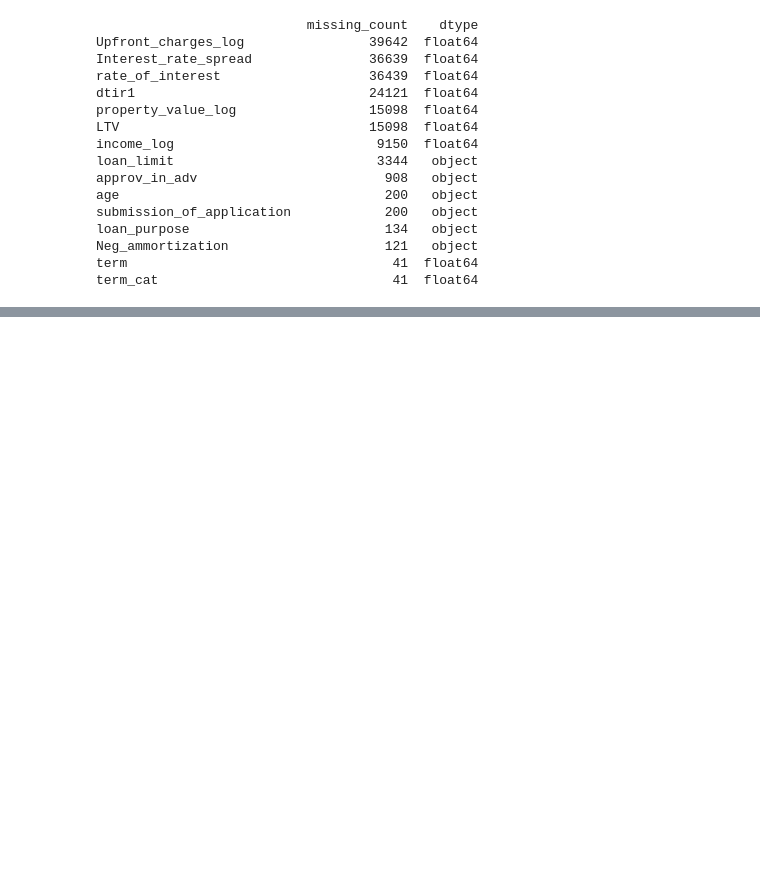
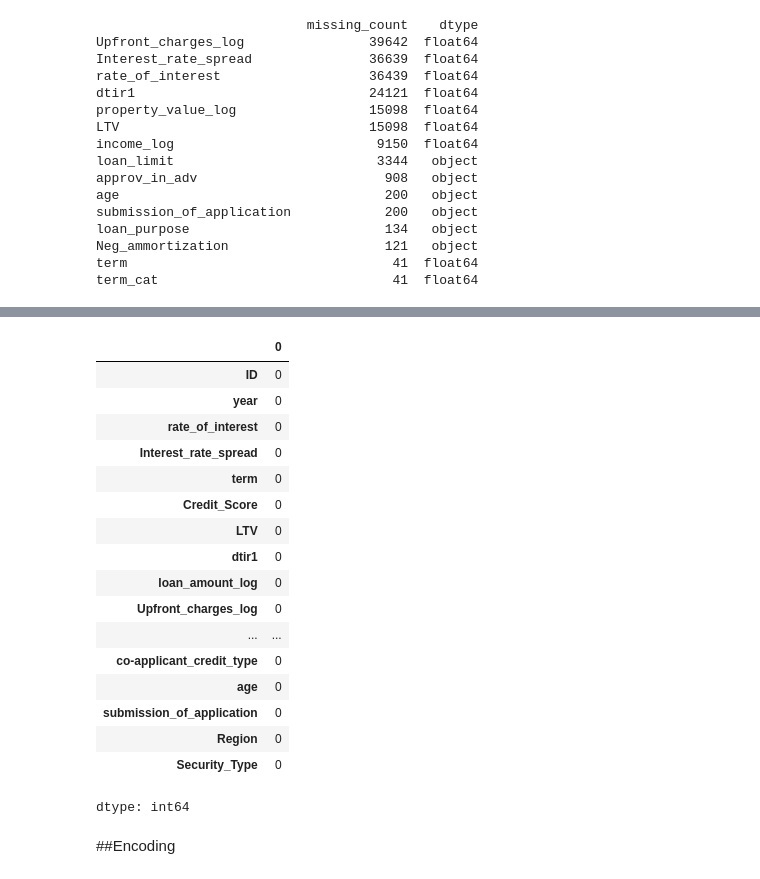
Before and after one commit to angiegh2002/Loan_Default_Detection, a Jupyter notebook: DM&ML.ipynb, the cells around one changed output, grey strips where cells are left out. Drawn from its saved outputs; the diff is of its cells as text; code cells hidden in the pictures; blank space fills up the shorter version.

```diff
--- a/DM&ML.ipynb
+++ b/DM&ML.ipynb
@@ -914,22 +699,0 @@ Series([], dtype: int64)
-# %%
-import pandas as pd
-
-# 1. تحديد الأعمدة الفئوية فقط
-categorical_cols = ["loan_limit","approv_in_adv","age","submission_of_application","loan_purpose","Neg_ammortization"]
-
-# 2. حساب المود (الأكثر تكرارًا) لكل فئة من الهدف ولكل عمود فئوي على بيانات التدريب فقط
-modes_per_class = {}
-
-# دمج الهدف مؤقتًا مع التدريب
-X_train_with_target = X_train.copy()
-X_train_with_target['Status'] = y_train
-
-for col in categorical_cols:
-    # نحذف القيم المفقودة من العمود قبل حساب المود
-    modes = (
-        X_train_with_target
-        .dropna(subset=[col])
-        .groupby('Status')[col]
-        .agg(lambda x: x.mode()[0])  # أخذ أول قيمة في حال كان هناك أكثر من مود
-    )
-    modes_per_class[col] = modes  # نحفظ النتائج في dict
@@ -1076,0 +954,38 @@ dtype: int64
+# %%
+# أسماء الأعمدة العددية بعد إضافة مؤشرات القيم المفقودة
+numeric_output_cols = numeric_cols.copy()
+for col in numeric_cols:
+    if X_train[col].isna().any():
+        numeric_output_cols.append(f"{col}_missing")
+
+# أسماء الأعمدة الفئوية كما هي
+categorical_output_cols = categorical_cols.copy()
+
+# دمج الأعمدة
+all_output_cols = numeric_output_cols + categorical_output_cols
+
+# تحويل numpy array إلى Data/'Frame
+X_train_ready_df = pd.DataFrame(X_train_ready, columns=all_output_cols)
+X_train_ready_df[all_output_cols].head()
+X_train_ready_df.isnull().sum()
+# %% [output]
+|  | 0 |
+| ID | 0 |
+| year | 0 |
+| rate_of_interest | 0 |
+| Interest_rate_spread | 0 |
+| term | 0 |
+| Credit_Score | 0 |
+| LTV | 0 |
+| dtir1 | 0 |
+| loan_amount_log | 0 |
+| Upfront_charges_log | 0 |
+| ... | ... |
+| co-applicant_credit_type | 0 |
+| age | 0 |
+| submission_of_application | 0 |
+| Region | 0 |
+| Security_Type | 0 |
+dtype: int64
+# %% [markdown]
+##Encoding
```
Also changed, not shown: parts of 40 cells of this notebook.
